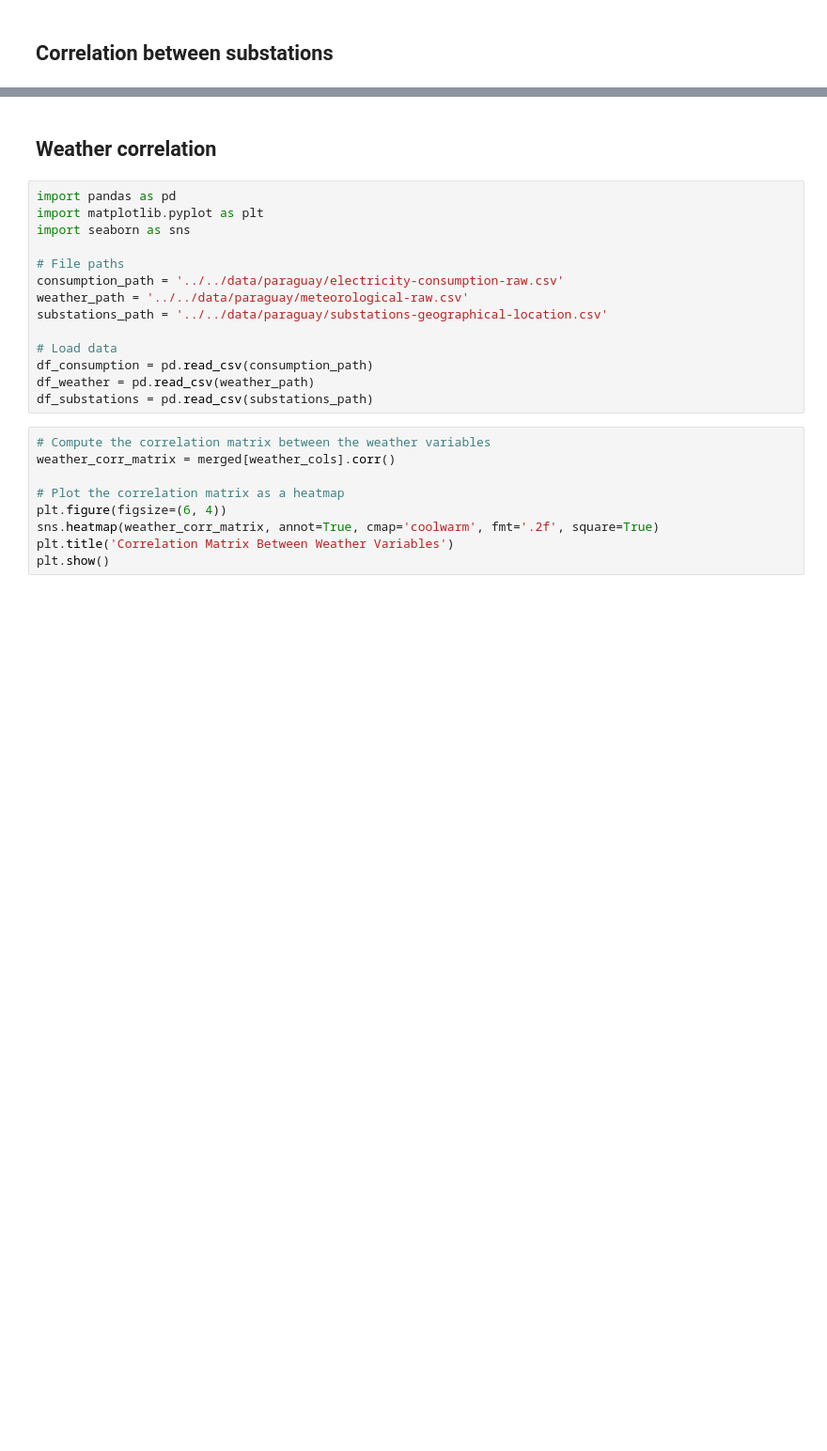
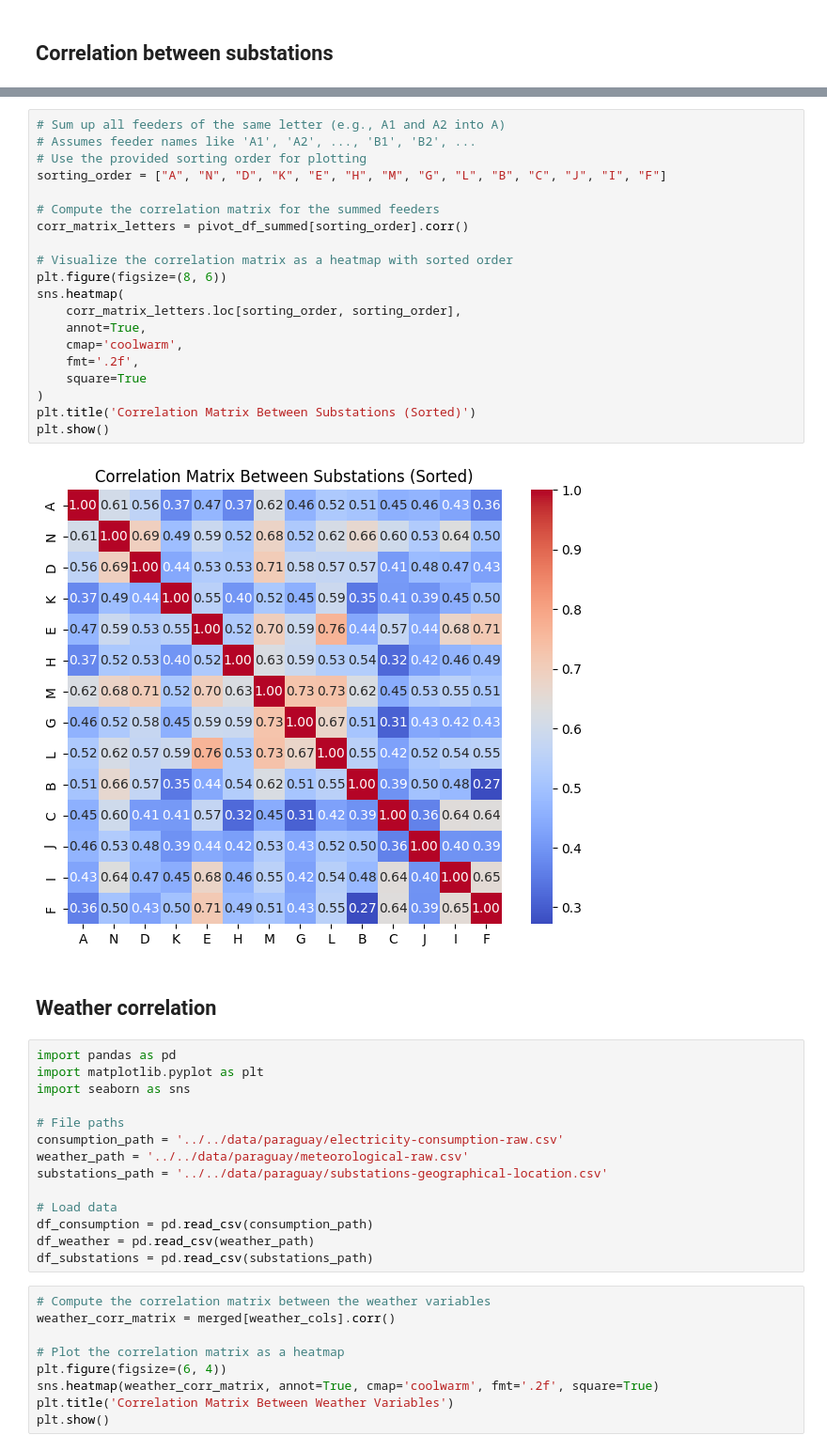
Before and after one commit to NicolaiBaklund/IT3212, a Jupyter notebook: notebooks/Paraguay/correlation.ipynb, the cells around one changed output, grey strips where cells are left out. Shown at 94% size. Drawn from its saved outputs; the diff is of its cells as text; blank space fills up the shorter version.

```diff
--- a/notebooks/Paraguay/correlation.ipynb
+++ b/notebooks/Paraguay/correlation.ipynb
@@ -116,3 +116,25 @@ plt.show()
+# %%
+# Sum up all feeders of the same letter (e.g., A1 and A2 into A)
+# Assumes feeder names like 'A1', 'A2', ..., 'B1', 'B2', ...
+# Use the provided sorting order for plotting
+sorting_order = ["A", "N", "D", "K", "E", "H", "M", "G", "L", "B", "C", "J", "I", "F"]
+
+# Compute the correlation matrix for the summed feeders
+corr_matrix_letters = pivot_df_summed[sorting_order].corr()
+
+# Visualize the correlation matrix as a heatmap with sorted order
+plt.figure(figsize=(8, 6))
+sns.heatmap(
+    corr_matrix_letters.loc[sorting_order, sorting_order],
+    annot=True,
+    cmap='coolwarm',
+    fmt='.2f',
+    square=True
+)
+plt.title('Correlation Matrix Between Substations (Sorted)')
+plt.show()
+# %% [output]
+[figure, added]
 # %% [markdown]
 ## Weather correlation
 # %%
```
Also changed, not shown: parts of 6 cells of this notebook, 8 other files.
